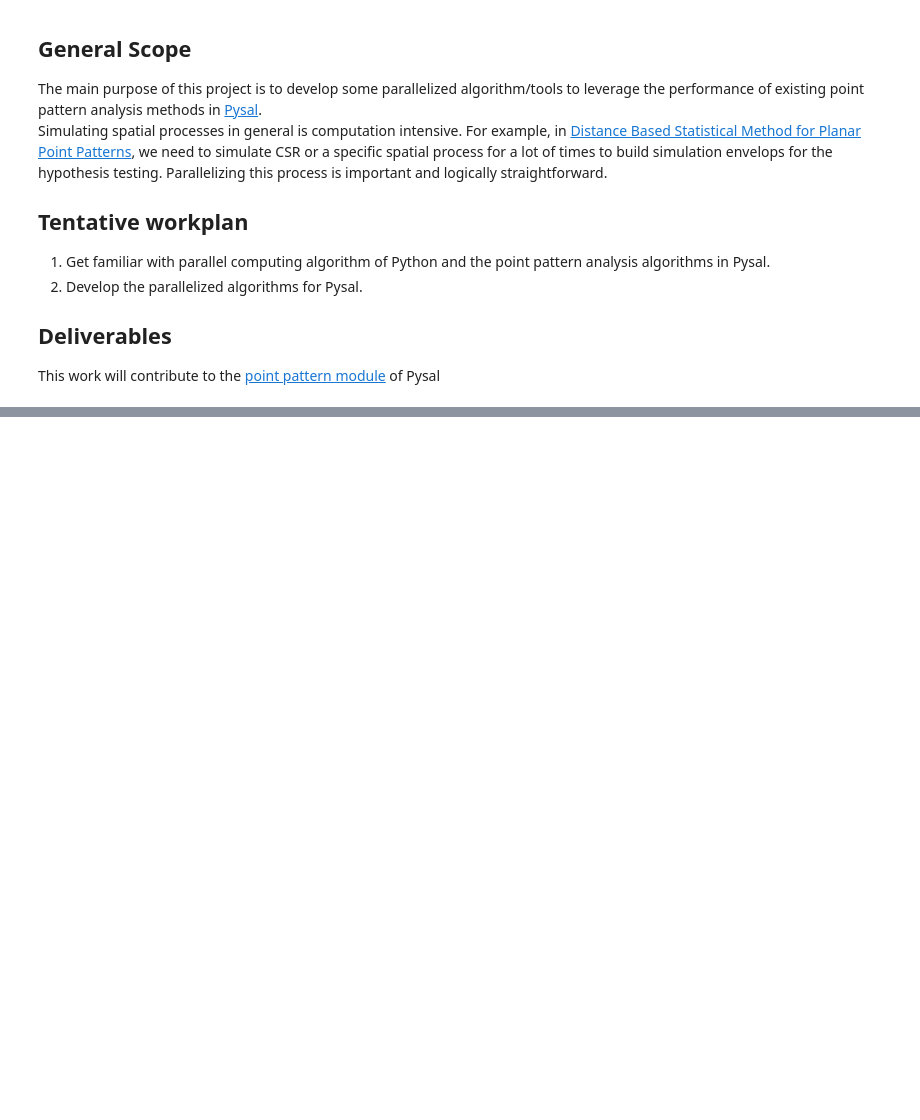
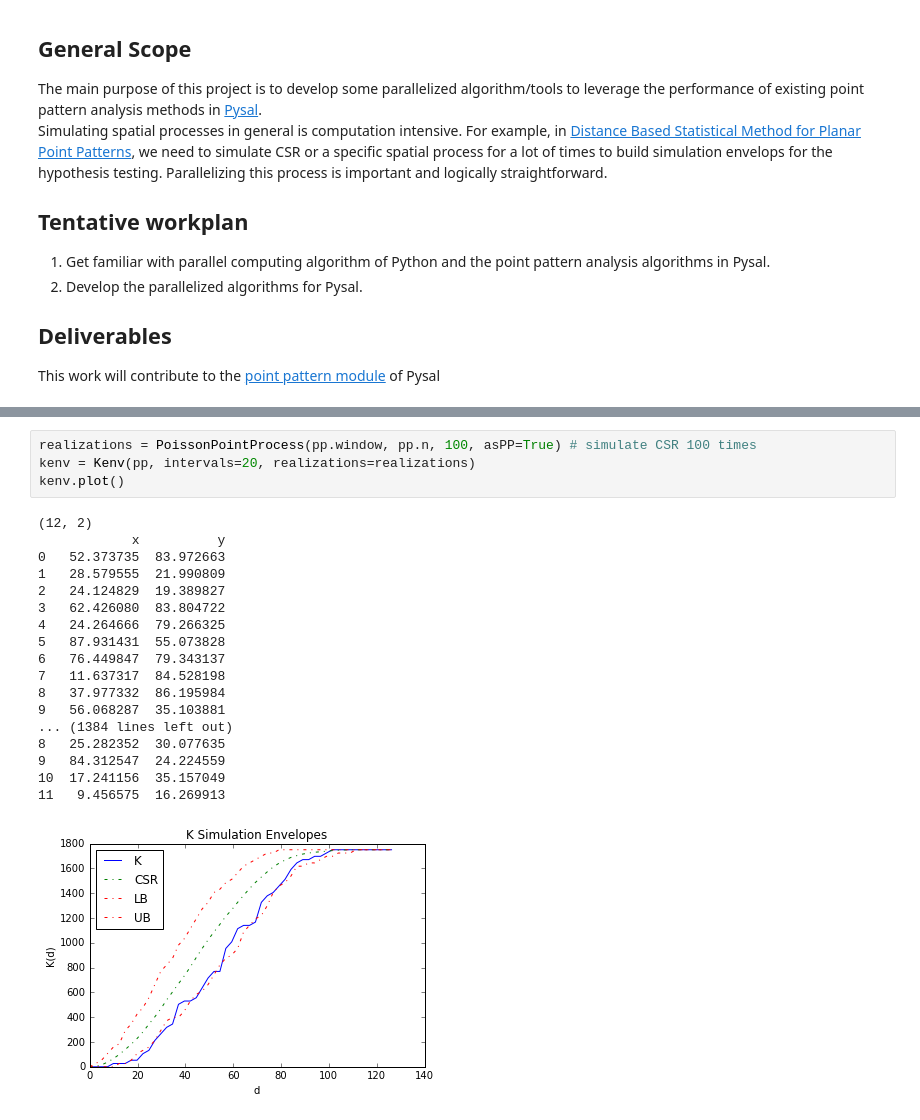
Before and after one commit to sjsrey/pysal, a Jupyter notebook: pysal/contrib/points/Shao - Project Description.ipynb, the cells around one changed output, grey strips where cells are left out. Saved outputs shown, nothing was run; the diff lists cells and outputs as text; blank space fills up the shorter version.

```diff
--- a/pysal/contrib/points/Shao - Project Description.ipynb
+++ b/pysal/contrib/points/Shao - Project Description.ipynb
@@ -49,0 +120,23 @@ p1 = PointPattern(points)
+# %%
+realizations = PoissonPointProcess(pp.window, pp.n, 100, asPP=True) # simulate CSR 100 times
+kenv = Kenv(pp, intervals=20, realizations=realizations)
+kenv.plot()
+# %% [output]
+(12, 2)
+            x          y
+0   52.373735  83.972663
+1   28.579555  21.990809
+2   24.124829  19.389827
+3   62.426080  83.804722
+4   24.264666  79.266325
+5   87.931431  55.073828
+6   76.449847  79.343137
+7   11.637317  84.528198
+8   37.977332  86.195984
+9   56.068287  35.103881
+... (1384 lines left out)
+8   25.282352  30.077635
+9   84.312547  24.224559
+10  17.241156  35.157049
+11   9.456575  16.269913
+[figure, added]
```
Also changed, not shown: parts of 4 cells of this notebook, 2 other files.
